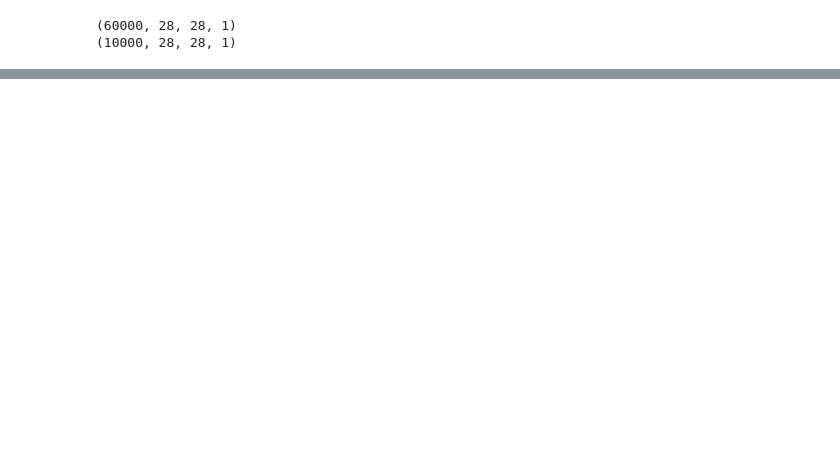
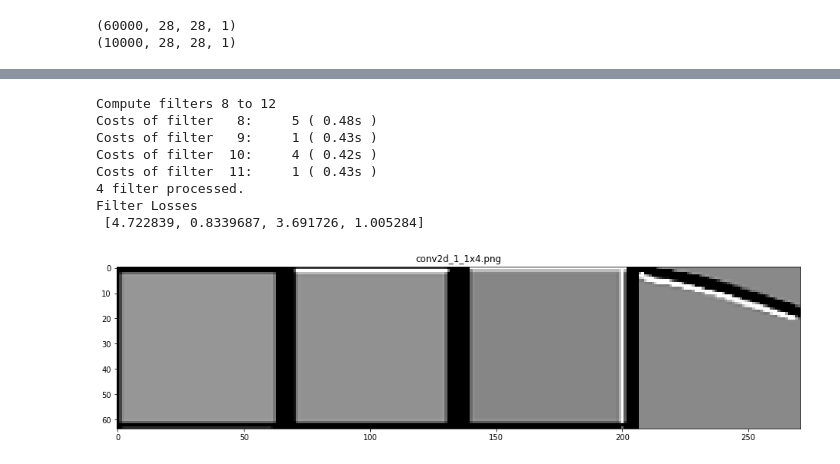
Before and after one commit to faizanahemad/eva, a Jupyter notebook: assignment-4/1st_CandidateArchitectures.ipynb, the cells around one changed output, grey strips where cells are left out. Drawn from its saved outputs; the diff is of its cells as text; code cells hidden in the pictures; blank space fills up the shorter version.

```diff
--- a/assignment-4/1st_CandidateArchitectures.ipynb
+++ b/assignment-4/1st_CandidateArchitectures.ipynb
@@ -68,7 +81,7 @@ model.compile(loss='categorical_crossentropy',
              optimizer="adam",
              metrics=['accuracy'])
 
-_=model.fit(X_train, Y_train, batch_size=2048, epochs=1, verbose=1, shuffle=True, validation_split=0.1)
+_=model.fit(X_train, Y_train, batch_size=2048, epochs=10, verbose=0, shuffle=True, validation_split=0.1)
 
 _=evaluate(model,X_train, Y_train,classes=get_mnist_labels(),print_results=True, plot_results=False)
 _=evaluate(model,X_test, Y_test,classes=get_mnist_labels(),print_results=True, plot_results=False)
@@ -88,3 +127,18 @@ Balanced Accuracy = 54.69%
+# %%
+# K.int_shape(model.inputs[0])[-1]
+visualize_layer(model,"conv2d_1",filter_range=(8,12),upscaling_steps=20,
+                    upscaling_factor=1.1,
+                    output_dim=(64, 64))
+# %% [output]
+Compute filters 8 to 12
+Costs of filter   8:     5 ( 0.48s )
+Costs of filter   9:     1 ( 0.43s )
+Costs of filter  10:     4 ( 0.42s )
+Costs of filter  11:     1 ( 0.43s )
+4 filter processed.
+Filter Losses
+ [4.722839, 0.8339687, 3.691726, 1.005284]
+[figure, added]
 # %%
 from IPython.display import SVG
 from keras.utils.vis_utils import model_to_dot
```
Also changed, not shown: parts of 6 cells of this notebook.
